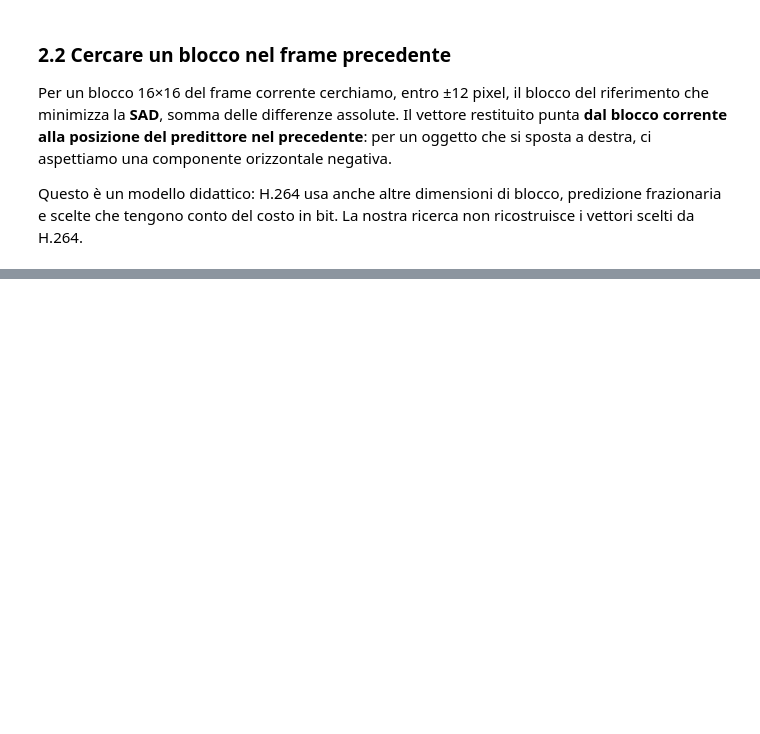
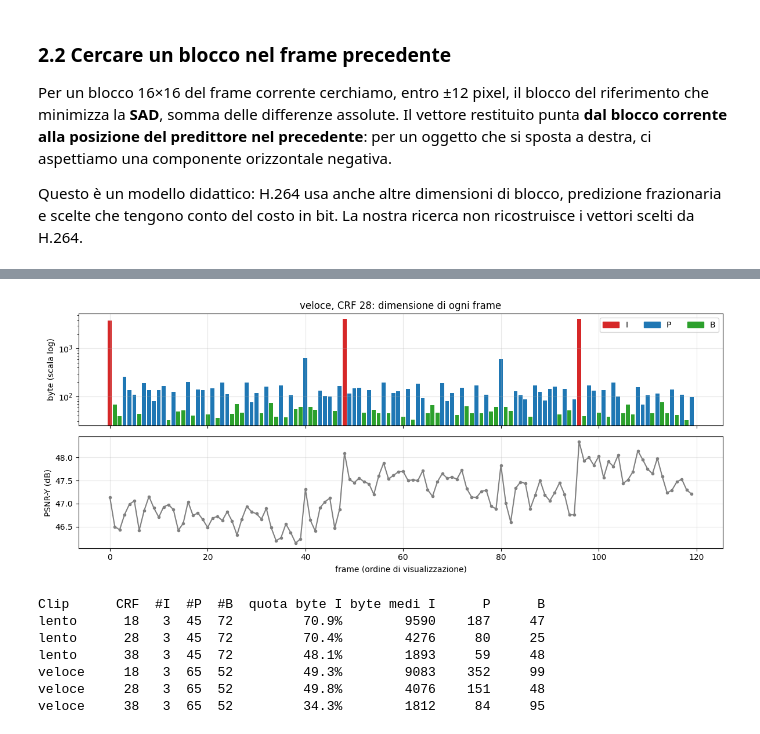
Before and after one commit to luigi-asprino/LAB-TDM, a Jupyter notebook: 006/006-CompressioneVideo.ipynb, the cells around one changed output, grey strips where cells are left out. Saved outputs shown, nothing was run; the diff lists cells and outputs as text; code cells hidden in the pictures; blank space fills up the shorter version.

```diff
--- a/006/006-CompressioneVideo.ipynb
+++ b/006/006-CompressioneVideo.ipynb
@@ -175,17 +212,0 @@ Modifica `indice_campione` tra 0, 1 e 2, e `nome` tra `lento` e `veloce`. Poi gu
-# %%
-nome = 'veloce'
-indice_campione = 1
-t = int(INDICI[indice_campione])
-velocita = 1 if nome == 'lento' else 6
-pos = 16 + (velocita*t) % 240
-ritaglio = (slice(58,122), slice(pos-8,pos+56))
-fig, ax = plt.subplots(1, 4, figsize=(12, 3))
-ax[0].imshow(clips[nome][t][ritaglio], interpolation='nearest'); ax[0].set_title('Riferimento RGB')
-for a, crf in zip(ax[1:], CRFS):
-    a.imshow(campioni[f'{nome}_{crf}'][indice_campione][ritaglio], interpolation='nearest')
-    a.set_title(f'CRF {crf}')
-for a in ax: a.axis('off')
-plt.tight_layout(); plt.show()
-for crf in (18,38):
-    print(f'{nome}, CRF {crf}')
-    display(Video(filename=str(CARTELLA_VIDEO / f'{nome}_crf{crf}.mp4'), embed=True, width=480))
@@ -191,0 +223,34 @@ for crf in (18,38):
+# %%
+nome, crf = 'veloce', 28    # prova anche 'lento' e altri CRF
+dati = [r for r in frame_info if r['clip']==nome and r['crf']==crf]
+colori = {'I': 'tab:red', 'P': 'tab:blue', 'B': 'tab:green'}
+fig, ax = plt.subplots(2, 1, figsize=(12, 5), sharex=True)
+ax[0].bar([r['frame'] for r in dati], [r['byte'] for r in dati],
+          color=[colori[r['tipo']] for r in dati])
+ax[0].set_yscale('log'); ax[0].set_ylabel('byte (scala log)')
+ax[0].set_title(f'{nome}, CRF {crf}: dimensione di ogni frame')
+from matplotlib.patches import Patch
+ax[0].legend(handles=[Patch(color=c, label=t) for t, c in colori.items()], ncol=3)
+ax[1].plot([r['frame'] for r in dati], [r['psnr_y_db'] for r in dati], '.-', color='gray')
+ax[1].set(xlabel='frame (ordine di visualizzazione)', ylabel='PSNR-Y (dB)')
+for a in ax: a.grid(alpha=.3)
+plt.tight_layout(); plt.show()
+
+print(f"{'Clip':8} {'CRF':>4} {'#I':>3} {'#P':>3} {'#B':>3}  {'quota byte I':>12} {'byte medi I':>11} {'P':>6} {'B':>6}")
+for n in NAMES:
+    for c in CRFS:
+        d = [r for r in frame_info if r['clip']==n and r['crf']==c]
+        tot = sum(r['byte'] for r in d)
+        per = {t: [r['byte'] for r in d if r['tipo']==t] for t in 'IPB'}
+        print(f"{n:8} {c:4d} {len(per['I']):3d} {len(per['P']):3d} {len(per['B']):3d}  "
+              f"{100*sum(per['I'])/tot:11.1f}% {np.mean(per['I']):11.0f} "
+              f"{np.mean(per['P']):6.0f} {np.mean(per['B']):6.0f}")
+# %% [output]
+[figure, added]
+Clip      CRF  #I  #P  #B  quota byte I byte medi I      P      B
+lento      18   3  45  72         70.9%        9590    187     47
+lento      28   3  45  72         70.4%        4276     80     25
+lento      38   3  45  72         48.1%        1893     59     48
+veloce     18   3  65  52         49.3%        9083    352     99
+veloce     28   3  65  52         49.8%        4076    151     48
+veloce     38   3  65  52         34.3%        1812     84     95
```
Also changed, not shown: parts of 22 cells of this notebook, 7 other files.
